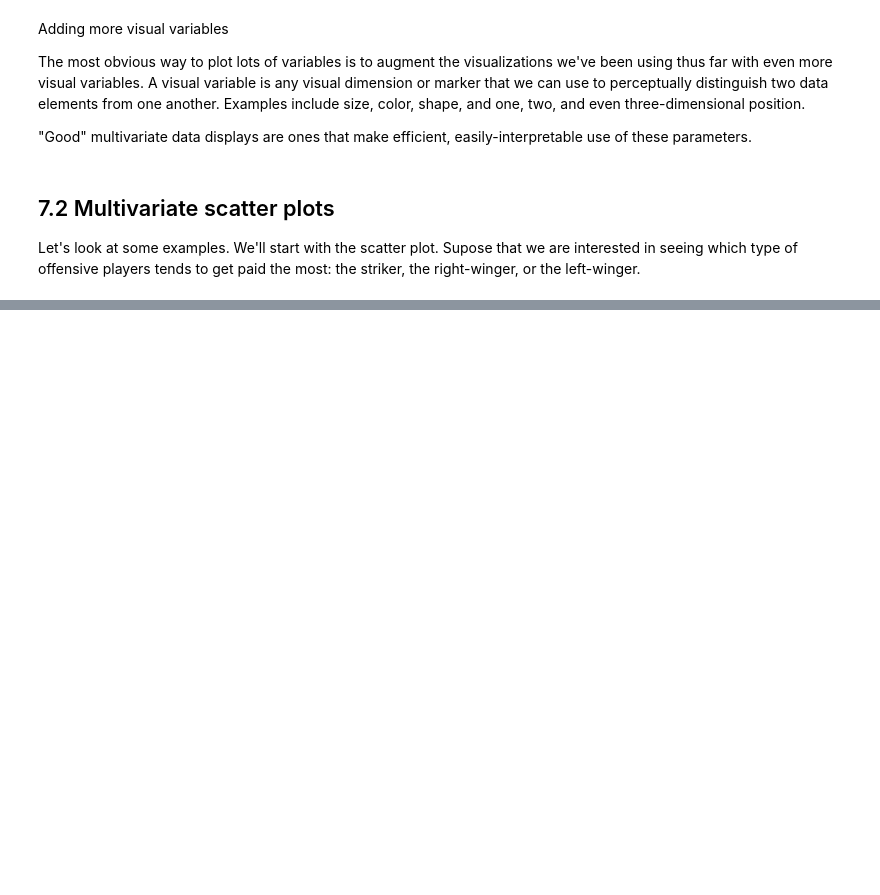
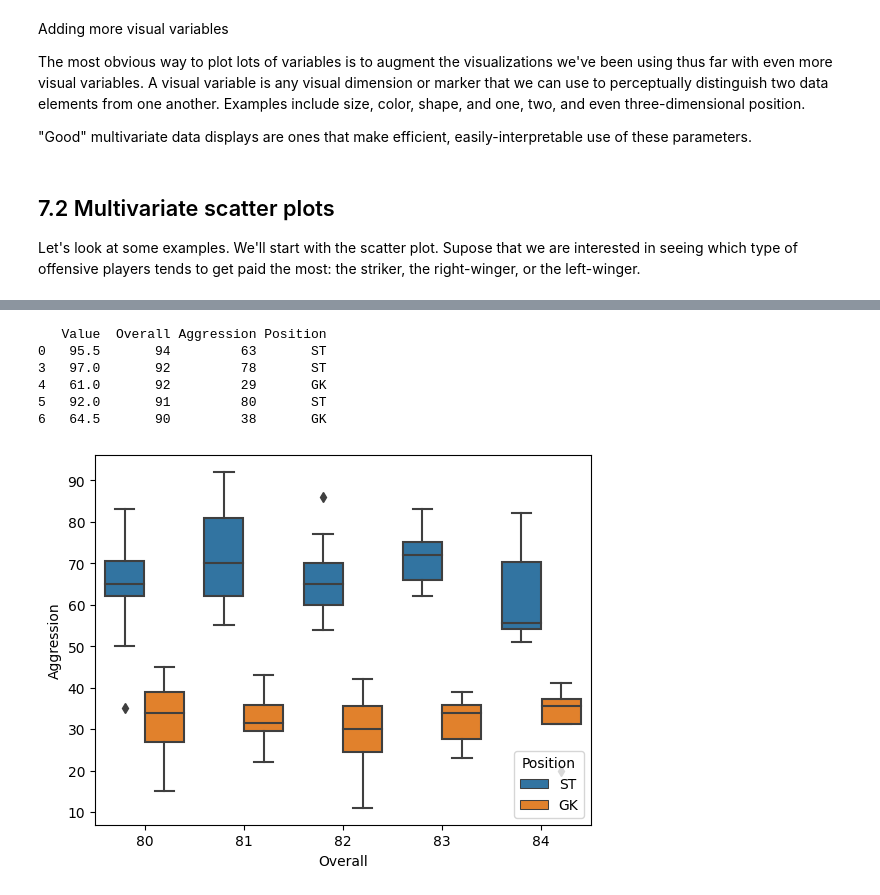
Before and after one commit to pengfei99/Data_vizualization_with_python, a Jupyter notebook: tutorials/Lesson07_Multivariate_Plotting.ipynb, the cells around one changed output, grey strips where cells are left out. Saved outputs shown, nothing was run; the diff lists cells and outputs as text; code cells hidden in the pictures; blank space fills up the shorter version.

```diff
--- a/tutorials/Lesson07_Multivariate_Plotting.ipynb
+++ b/tutorials/Lesson07_Multivariate_Plotting.ipynb
@@ -111,0 +134,25 @@ Another example visual variable is shape. Shape controls, well, the shape of the
+# %%
+# we filter the data set with only ST and GK
+# we keep only 4 columns
+f = (footballers
+          .loc[footballers['Position'].isin(['ST', 'GK'])]
+          .loc[:, ['Value', 'Overall', 'Aggression', 'Position']]
+     )
+print(f.head(5))
+# %% [output]
+   Value  Overall Aggression Position
+0   95.5       94         63       ST
+3   97.0       92         78       ST
+4   61.0       92         29       GK
+5   92.0       91         80       ST
+6   64.5       90         38       GK
+# %%
+# we filter the data set with only overall score between 80 and 85
+f = f[f["Overall"] >= 80]
+f = f[f["Overall"] < 85]
+f['Aggression'] = f['Aggression'].astype(float)
+#
+sns.boxplot(x="Overall", y="Aggression", hue='Position', data=f)
+plt.show()
+# %% [output]
+[figure, added]
```
Also changed, not shown: parts of 31 cells of this notebook.
